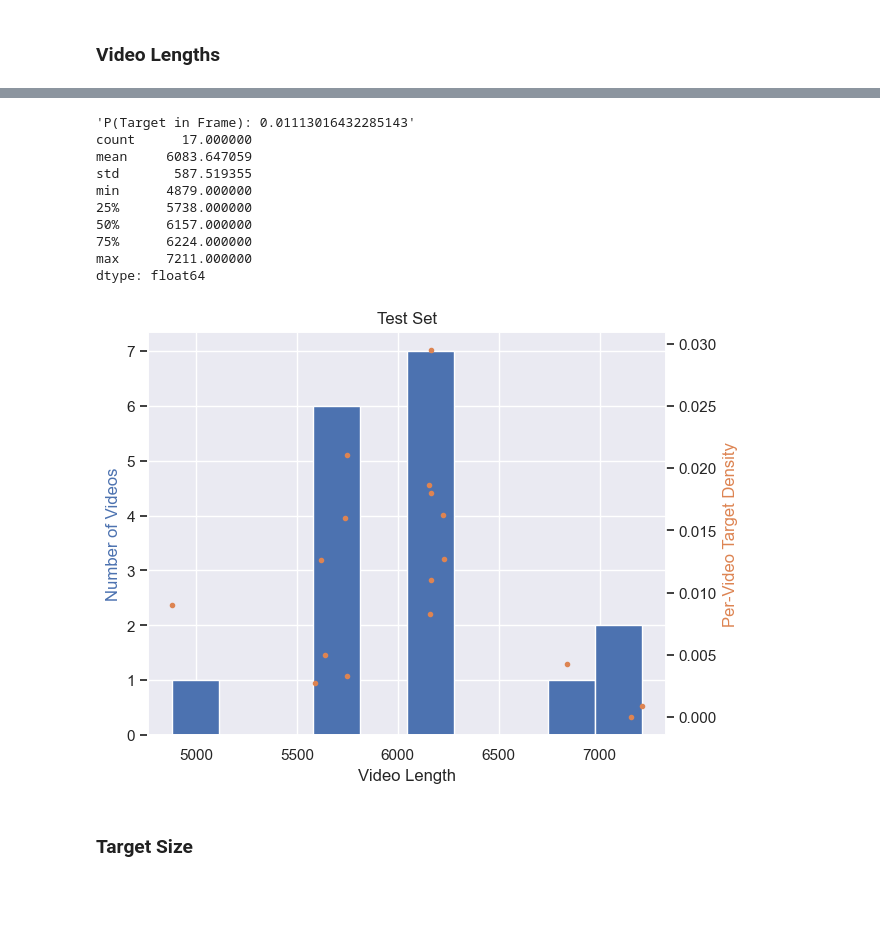
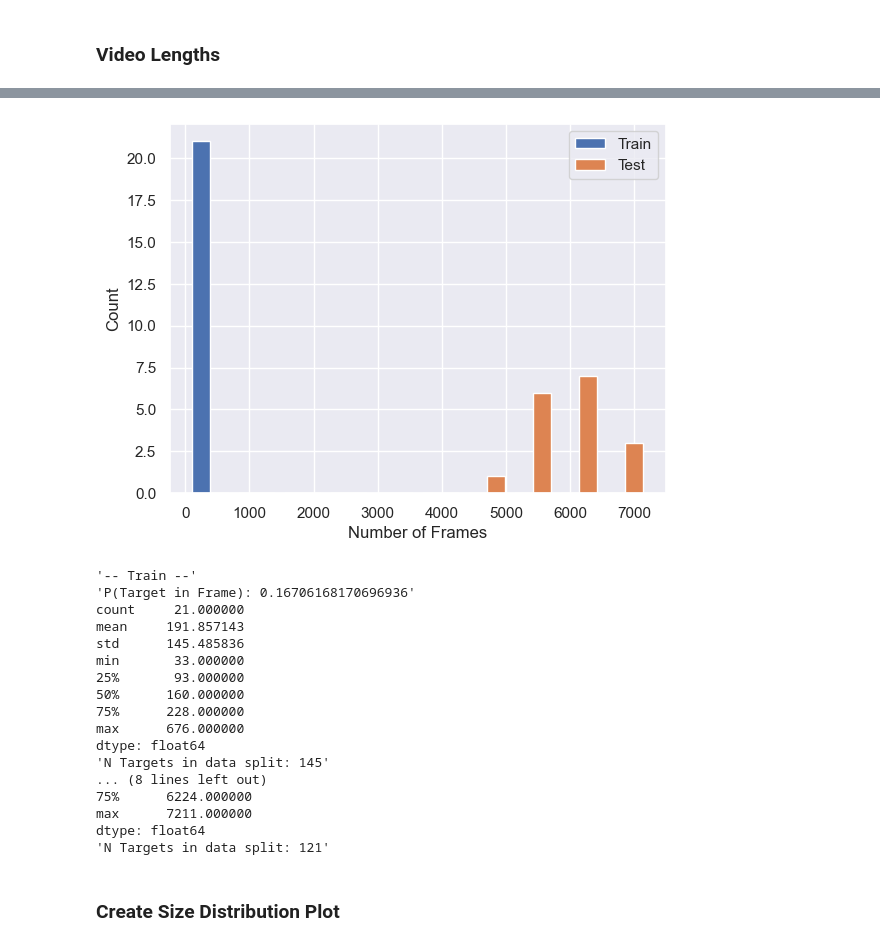
Before and after one commit to tsnowak/pnnl-tunamelt, a Jupyter notebook: notebooks/03-dataset-analysis.ipynb, the cells around one changed output, grey strips where cells are left out. Cells and saved outputs as stored; diff of their text form; code cells hidden in the pictures; blank space fills up the shorter version.

Commit message:
updated data set analysis

```diff
--- a/notebooks/03-dataset-analysis.ipynb
+++ b/notebooks/03-dataset-analysis.ipynb
@@ -158,20 +114,41 @@ dtype: float64
-# %%
-plot_length_histogram(test_lengths, test_n_pos_frames, dataset="test", format="pdf", save=True)
-calc_statistics(test_lengths, test_n_targets, test_n_pos_frames)
-# %% [output]
-'P(Target in Frame): 0.01113016432285143'
-count      17.000000
-mean     6083.647059
-std       587.519355
-min      4879.000000
-25%      5738.000000
-50%      6157.000000
-75%      6224.000000
-max      7211.000000
-dtype: float64
-[figure, removed]
+# %%
+fig = plt.figure()
+ax = fig.add_subplot(111)
+
+ax.set_xlabel("Number of Frames")
+ax.set_ylabel("Count")
+ax.hist(x=[train_lengths, test_lengths], bins=10, color=[sns.color_palette()[0], sns.color_palette()[1]], label=['Train', 'Test'])
+
+format = 'svg'
+ax.legend()
+plt.savefig(f"{str(media_path)}/video_length.{format}", format=format)
+plt.show()
+
+pprint("-- Train --")
+calc_statistics(train_lengths, train_n_targets, train_n_pos_frames)
+pprint("-- Test --")
+calc_statistics(test_lengths, test_n_targets, test_n_pos_frames)
+# %% [output]
+[figure, added]
+'-- Train --'
+'P(Target in Frame): 0.16706168170696936'
+count     21.000000
+mean     191.857143
+std      145.485836
+min       33.000000
+25%       93.000000
+50%      160.000000
+75%      228.000000
+max      676.000000
+dtype: float64
+'N Targets in data split: 145'
+... (8 lines left out)
+75%      6224.000000
+max      7211.000000
+dtype: float64
+'N Targets in data split: 121'
 # %% [markdown]
-### Target Size
+### Create Size Distribution Plot
 # %%
 
 fig = plt.figure()
```
Also changed, not shown: parts of 6 cells of this notebook, 5 other files.
